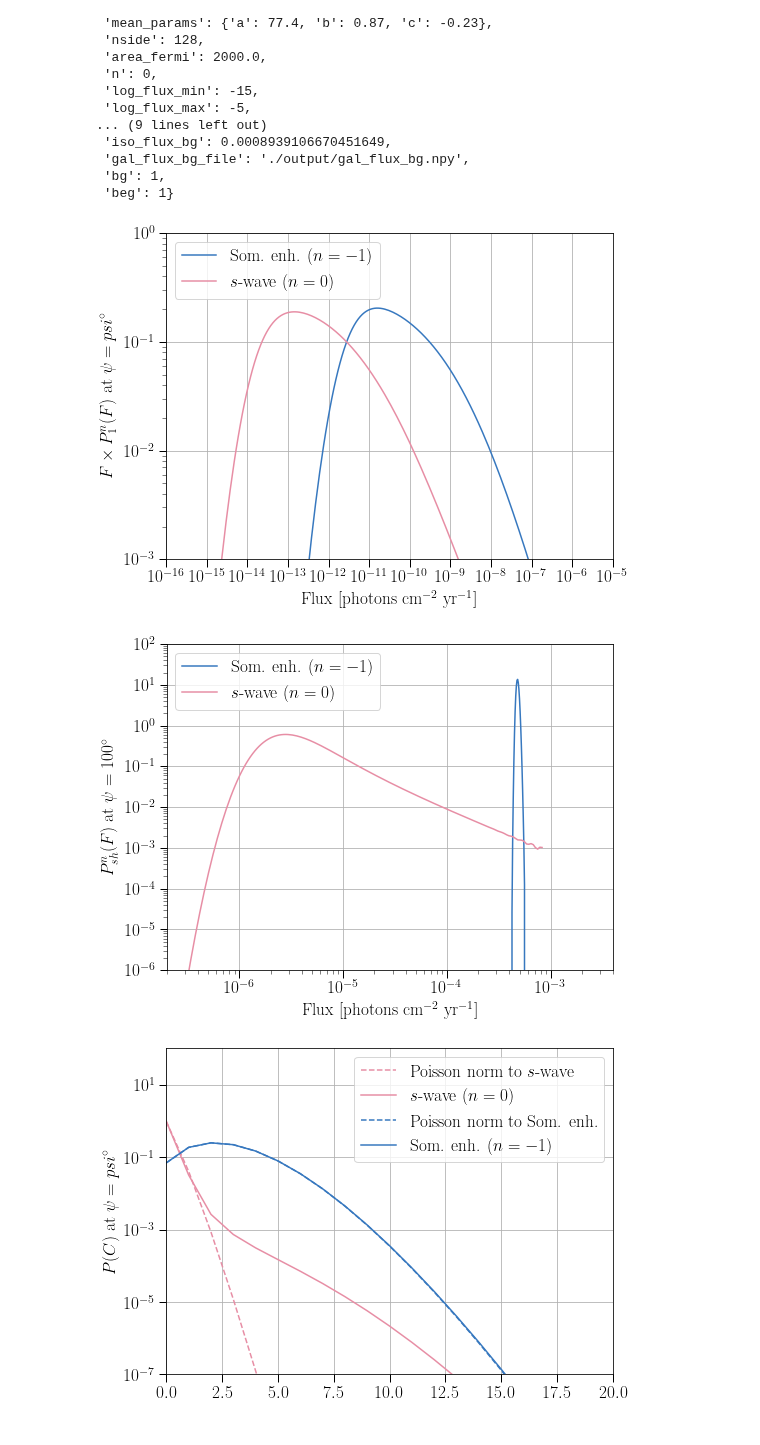
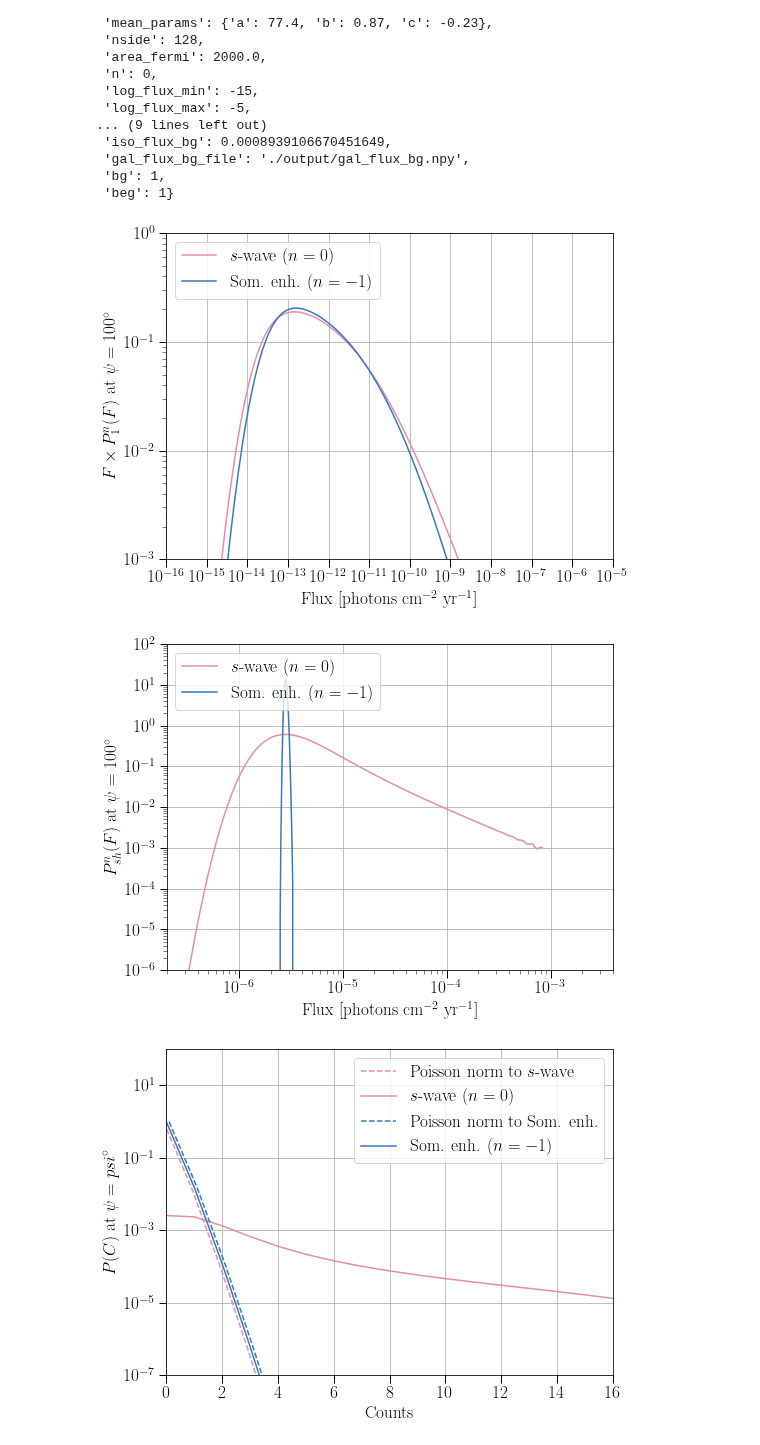
Before and after one commit to runburg/dm_gal_substructure, a Jupyter notebook: paper_plots.ipynb, the cells around one changed output. Cells and saved outputs as stored; diff of their text form; code cells hidden in the pictures.

Commit message:
Rescale som plots

```diff
--- a/paper_plots.ipynb
+++ b/paper_plots.ipynb
@@ -52,21 +52,13 @@ n_labels = [r"$s$-wave ($n=0$)", r"Som. enh. ($n=-1$)"]
 psi = 100
 # %%
 outfile = "./output/plots/p1_ssom.pdf"
-fig, ax = plots.p1_plot(p, n_list=[-1, 0], psi=psi, outfile=outfile, colors=iter(reversed(colors)))
+fig, ax = plots.p1_plot(p, n_list=[0, -1], psi=psi, outfile=outfile, colors=iter(colors), shift=True)
 ax.set_xlim(left=1e-16, right=1e-5)
 ax.set_ylim(bottom=1e-3, top=1)
 fig.savefig(outfile)
 # %% [output]
-[figure, old version]
+[figure, new version]
 # %%
-with np.load('./output/n-1_pshfunc_take2.npz') as f:
-    psis = f['psi']
-    fluxes = f['flux']
-    psh2d = f['psh']
-
-psh2d[psh2d < 0] = 0
-sompshfunc2d = intp.interp2d(psis, fluxes, np.nan_to_num(psh2d), bounds_error=False, fill_value=0)
-somfluxes = fluxes[70:-55]
 
 with np.load('./output/n0_pshfunc.npz') as f:
     psis = f['psi']
@@ -74,13 +66,27 @@ with np.load('./output/n0_pshfunc.npz') as f:
     psh2d = f['psh']
 
 pshfunc2d = intp.interp2d(psis, fluxes, np.nan_to_num(psh2d), bounds_error=False, fill_value=0)
-fluxes = fluxes[10:-65]
+sfluxes = fluxes[10:-65]
+spsh = fluxes[psh2d[0].argmax()]
+
+with np.load('./output/n-1_pshfunc_take2.npz') as f:
+    psis = f['psi']
+    fluxes = f['flux']
+    psh2d = f['psh']
+
+psh2d[psh2d < 0] = 0
+
+sompshfunc2d = intp.interp2d(psis, fluxes, np.nan_to_num(psh2d), bounds_error=False, fill_value=0)
+somfluxes = fluxes[70:-55]
 
 fig, ax = plt.subplots(figsize=(8, 6))
 
-ax.plot(somfluxes, somfluxes * sompshfunc2d(psi, somfluxes).flatten(), label=n_labels[-1], color=colors[-1])
+shift_som = somfluxes[(somfluxes*sompshfunc2d(psi, somfluxes).T).argmax()] / sfluxes[(sfluxes*pshfunc2d(psi, sfluxes).T).argmax()]
+# psh2d *= shift_som
+# fluxes /= shift_som
 
-ax.plot(fluxes, fluxes * pshfunc2d(psi, fluxes).flatten(), label=n_labels[0], color=colors[0])
+ax.plot(sfluxes, sfluxes * pshfunc2d(psi, sfluxes).flatten(), label=n_labels[0], color=colors[0])
+ax.plot(somfluxes / shift_som, somfluxes * sompshfunc2d(psi, somfluxes).flatten(), label=n_labels[-1], color=colors[-1])
 
 ax.set_xscale('log')
 ax.set_yscale('log')
@@ -94,41 +100,41 @@ ax.legend(loc='upper left')
 
 fig.savefig('./output/plots/psh_ssom.pdf')
 # %% [output]
-[figure, old version]
+[figure, new version]
 # %%
 from scipy.stats import poisson
 
 counts = np.arange(0, 18)
 exposure = p['exposure']
 
 pp = poisson.pmf(counts, exposure*np.trapz(fluxes * pshfunc2d(psi, fluxes).flatten(), fluxes))
 
 pcvals = np.trapz(pshfunc2d(psi, fluxes).flatten() * poisson.pmf(counts[:, np.newaxis], exposure * fluxes), fluxes, axis=-1)
 
 
-ppsom = poisson.pmf(counts, exposure*np.trapz(somfluxes * sompshfunc2d(psi, somfluxes).flatten(), somfluxes))
+ppsom = poisson.pmf(counts, exposure*np.trapz(somfluxes * sompshfunc2d(psi, somfluxes).flatten(), somfluxes / shift_som))
 
-pcsomvals = np.trapz(sompshfunc2d(psi, somfluxes).flatten() * poisson.pmf(counts[:, np.newaxis], exposure * somfluxes), somfluxes, axis=-1)
+pcsomvals = np.trapz(sompshfunc2d(psi, somfluxes).flatten() * poisson.pmf(counts[:, np.newaxis], exposure / shift_som * somfluxes), somfluxes, axis=-1)
 
 fig, ax = plt.subplots(figsize=(8, 6))
 
-ax.plot(counts, pp, '--', label=r'Poisson norm to $s$-wave', color=colors[0])
+ax.plot(counts-0.1, pp, '--', label=r'Poisson norm to $s$-wave', color=colors[0])
 ax.plot(counts, pcvals, label=n_labels[0], color=colors[0])
-ax.plot(counts, ppsom, '--', label=r'Poisson norm to Som. enh.', color=colors[-1])
+ax.plot(counts+0.1, ppsom, '--', label=r'Poisson norm to Som. enh.', color=colors[-1])
 ax.plot(counts, pcsomvals, label=n_labels[-1], color=colors[-1])
 
 ax.set_yscale('log')
 ax.set_ylabel(rf'$P(C)$ at $\psi={{psi}}^\circ$')
 ax.set_xlabel('Counts')
 ax.grid()
 ax.legend(loc='upper right')
 
 ax.set_ylim(bottom=1e-7, top=1e2)
 ax.set_xlim(left=0, right=16)
 
 fig.savefig('./output/plots/pc_ssom.pdf')
 # %% [output]
-[figure, old version]
+[figure, new version]
 # %%
 # fiducial fermi exposure and fwimp = phipp swave
 s_map = './output/plots/n0_skymap_59674.npy'
```
Also changed, not shown: parts of 1 cell of this notebook, 4 other files.
